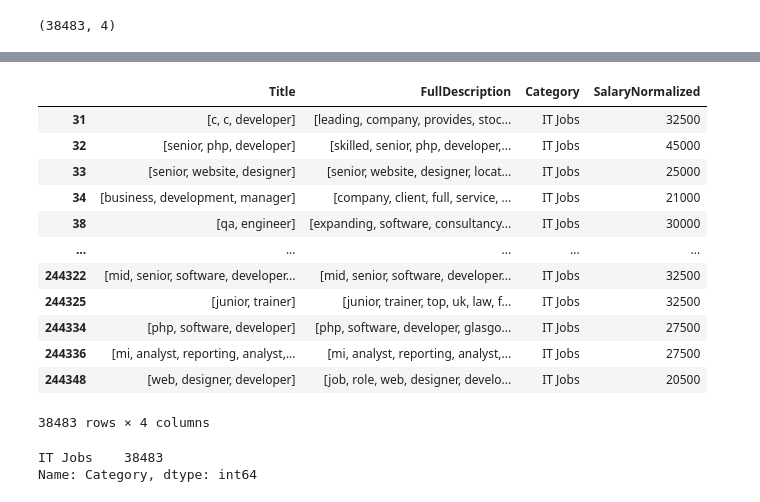
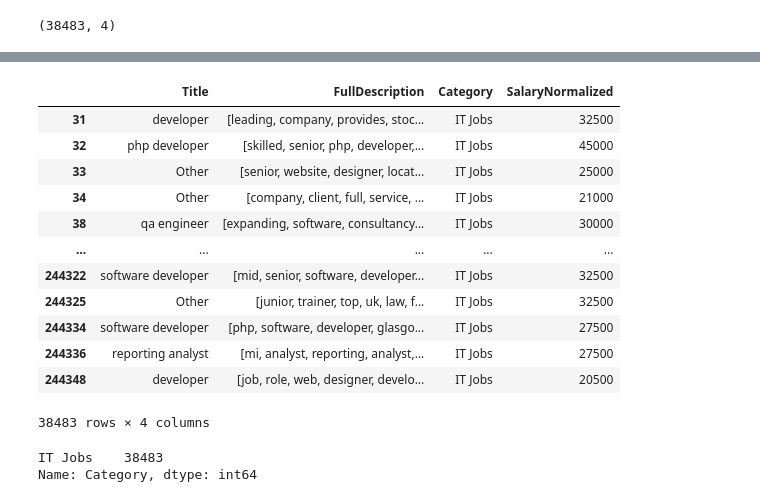
Before and after one commit to NickSzczerb/hooked-on-recruiting, a Jupyter notebook: yan_preprocess/Preprocessing.ipynb, the cells around one changed output, grey strips where cells are left out. Drawn from its saved outputs; the diff is of its cells as text; code cells hidden in the pictures.

```diff
--- a/yan_preprocess/Preprocessing.ipynb
+++ b/yan_preprocess/Preprocessing.ipynb
@@ -55,3 +210,5 @@ df.shape
+# %%
+df['Title'] =df['Title'].apply(lambda x: match_top_jobs(x))
 # %%
 # remove punctuation
 def remove_punctuation(text):
@@ -59,7 +216,6 @@ def remove_punctuation(text):
         text = text.replace(punctuation, ' ')
     return text
 # %%
-df['Title'] = df['Title'].astype(str).apply(remove_punctuation)
 df['FullDescription'] = df['FullDescription'].astype(str).apply(remove_punctuation)
 df
 # %% [output]
@@ -82,7 +238,6 @@ def lowercase (text):
     lowercased = text.lower()
     return lowercased
 # %%
-df['Title'] = df['Title'].astype(str).apply(lowercase)
 df['FullDescription'] = df['FullDescription'].astype(str).apply(lowercase)
 df
 # %% [output]
@@ -105,7 +260,6 @@ def remove_numbers (text):
     words_only = ''.join([i for i in text if not i.isdigit()])
     return words_only
 # %%
-df['Title'] = df['Title'].astype(str).apply(remove_numbers)
 df['FullDescription'] = df['FullDescription'].astype(str).apply(remove_numbers)
 df
 # %% [output]
@@ -143,20 +297,19 @@ print(stop_words)
 # %%
-df['Title'] = df['Title'].astype(str).apply(remove_stopwords)
 df['FullDescription'] = df['FullDescription'].astype(str).apply(remove_stopwords)
 df
 # %% [output]
 |  | Title | FullDescription | Category | SalaryNormalized |
-| 31 | [c, c, developer] | [leading, company, provides, stoc... | IT Jobs | 32500 |
-| 32 | [senior, php, developer] | [skilled, senior, php, developer,... | IT Jobs | 45000 |
-| 33 | [senior, website, designer] | [senior, website, designer, locat... | IT Jobs | 25000 |
-| 34 | [business, development, manager] | [company, client, full, service, ... | IT Jobs | 21000 |
-| 38 | [qa, engineer] | [expanding, software, consultancy... | IT Jobs | 30000 |
+| 31 | developer | [leading, company, provides, stoc... | IT Jobs | 32500 |
+| 32 | php developer | [skilled, senior, php, developer,... | IT Jobs | 45000 |
+| 33 | Other | [senior, website, designer, locat... | IT Jobs | 25000 |
+| 34 | Other | [company, client, full, service, ... | IT Jobs | 21000 |
+| 38 | qa engineer | [expanding, software, consultancy... | IT Jobs | 30000 |
 | ... | ... | ... | ... | ... |
-| 244322 | [mid, senior, software, developer... | [mid, senior, software, developer... | IT Jobs | 32500 |
-| 244325 | [junior, trainer] | [junior, trainer, top, uk, law, f... | IT Jobs | 32500 |
-| 244334 | [php, software, developer] | [php, software, developer, glasgo... | IT Jobs | 27500 |
-| 244336 | [mi, analyst, reporting, analyst,... | [mi, analyst, reporting, analyst,... | IT Jobs | 27500 |
-| 244348 | [web, designer, developer] | [job, role, web, designer, develo... | IT Jobs | 20500 |
+| 244322 | software developer | [mid, senior, software, developer... | IT Jobs | 32500 |
+| 244325 | Other | [junior, trainer, top, uk, law, f... | IT Jobs | 32500 |
+| 244334 | software developer | [php, software, developer, glasgo... | IT Jobs | 27500 |
+| 244336 | reporting analyst | [mi, analyst, reporting, analyst,... | IT Jobs | 27500 |
+| 244348 | developer | [job, role, web, designer, develo... | IT Jobs | 20500 |
 38483 rows × 4 columns
 # %%
 #skip for now
```
Also changed, not shown: parts of 18 cells of this notebook.
